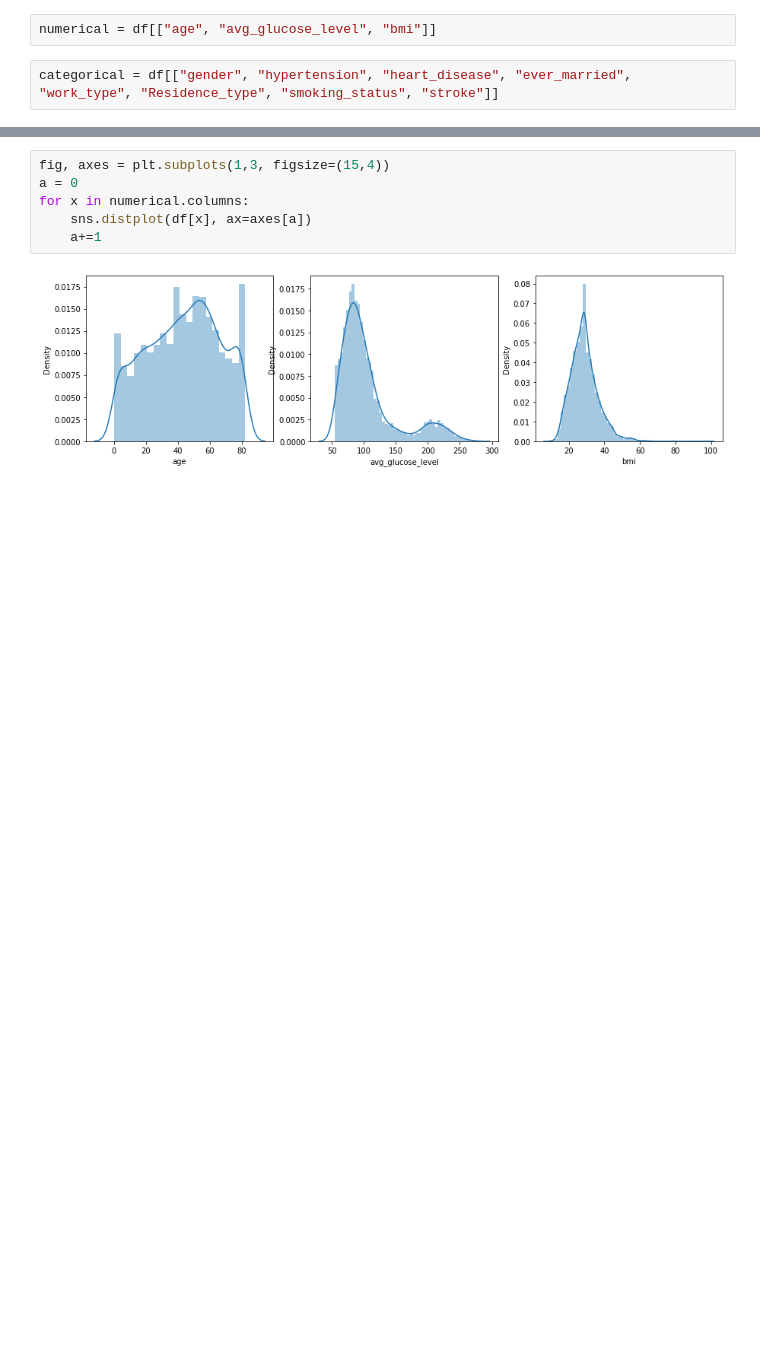
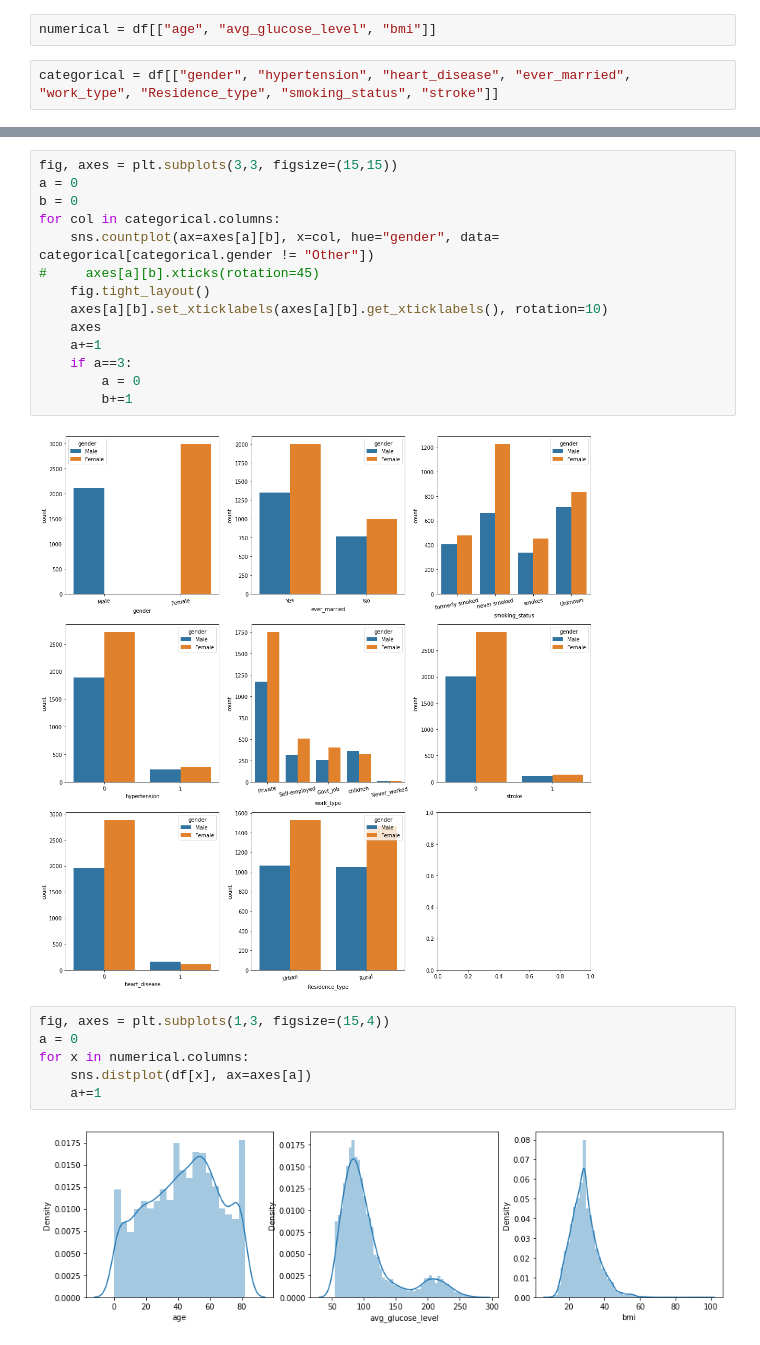
Before and after one commit to CodeSigma/Learn-Data-Science, a Jupyter notebook: stroke-prediction.ipynb, the cells around one changed output, grey strips where cells are left out. Cells and saved outputs as stored; diff of their text form; blank space fills up the shorter version.

```diff
--- a/stroke-prediction.ipynb
+++ b/stroke-prediction.ipynb
@@ -79,3 +100,19 @@ for col in categorical.columns:
+# %%
+fig, axes = plt.subplots(3,3, figsize=(15,15))
+a = 0
+b = 0
+for col in categorical.columns:
+    sns.countplot(ax=axes[a][b], x=col, hue="gender", data= categorical[categorical.gender != "Other"])
+#     axes[a][b].xticks(rotation=45)
+    fig.tight_layout()
+    axes[a][b].set_xticklabels(axes[a][b].get_xticklabels(), rotation=10)
+    axes
+    a+=1
+    if a==3:
+        a = 0
+        b+=1
+# %% [output]
+[figure, added]
 # %%
 fig, axes = plt.subplots(1,3, figsize=(15,4))
 a = 0
```
Also changed, not shown: parts of 7 cells of this notebook.
